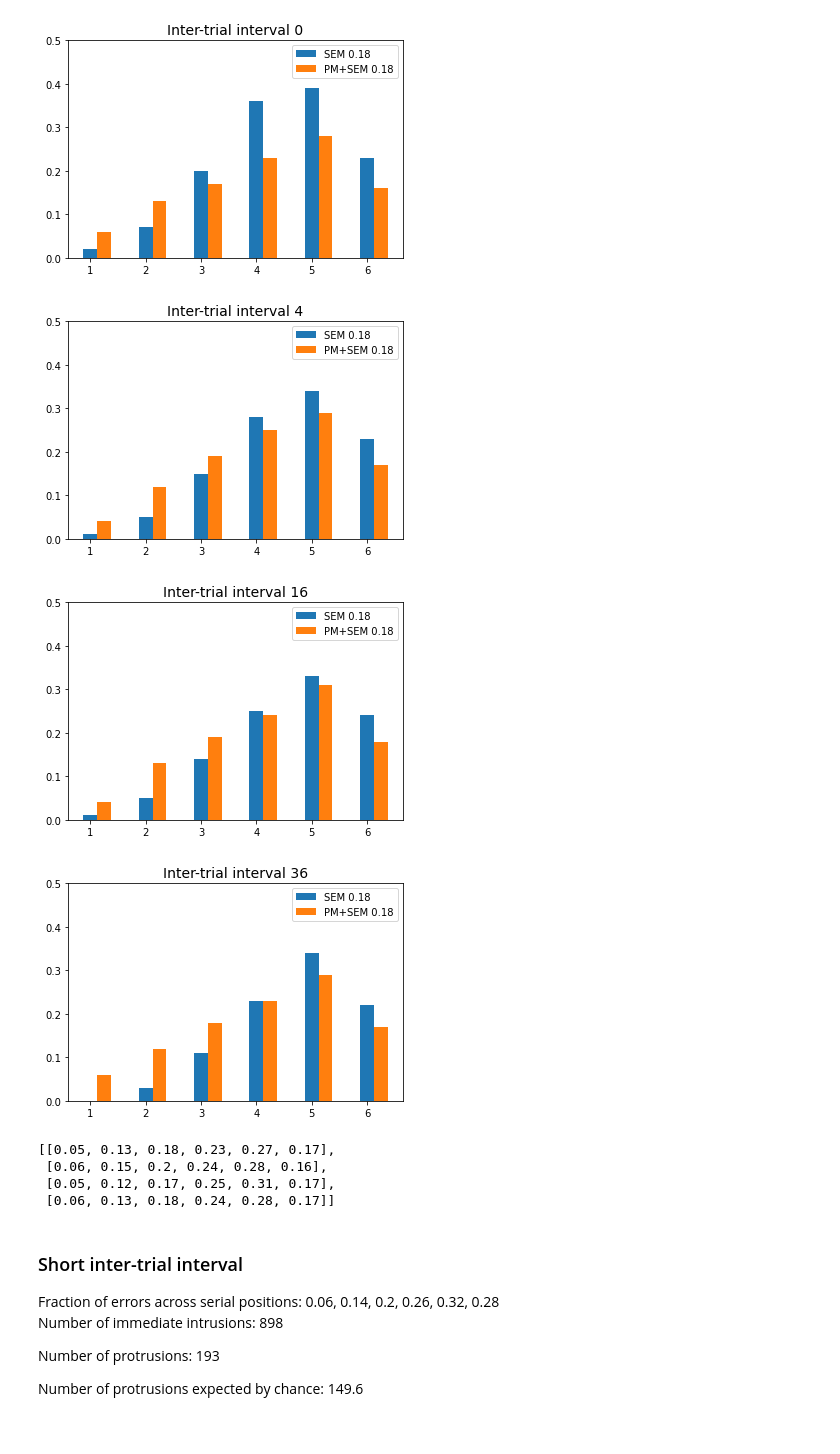
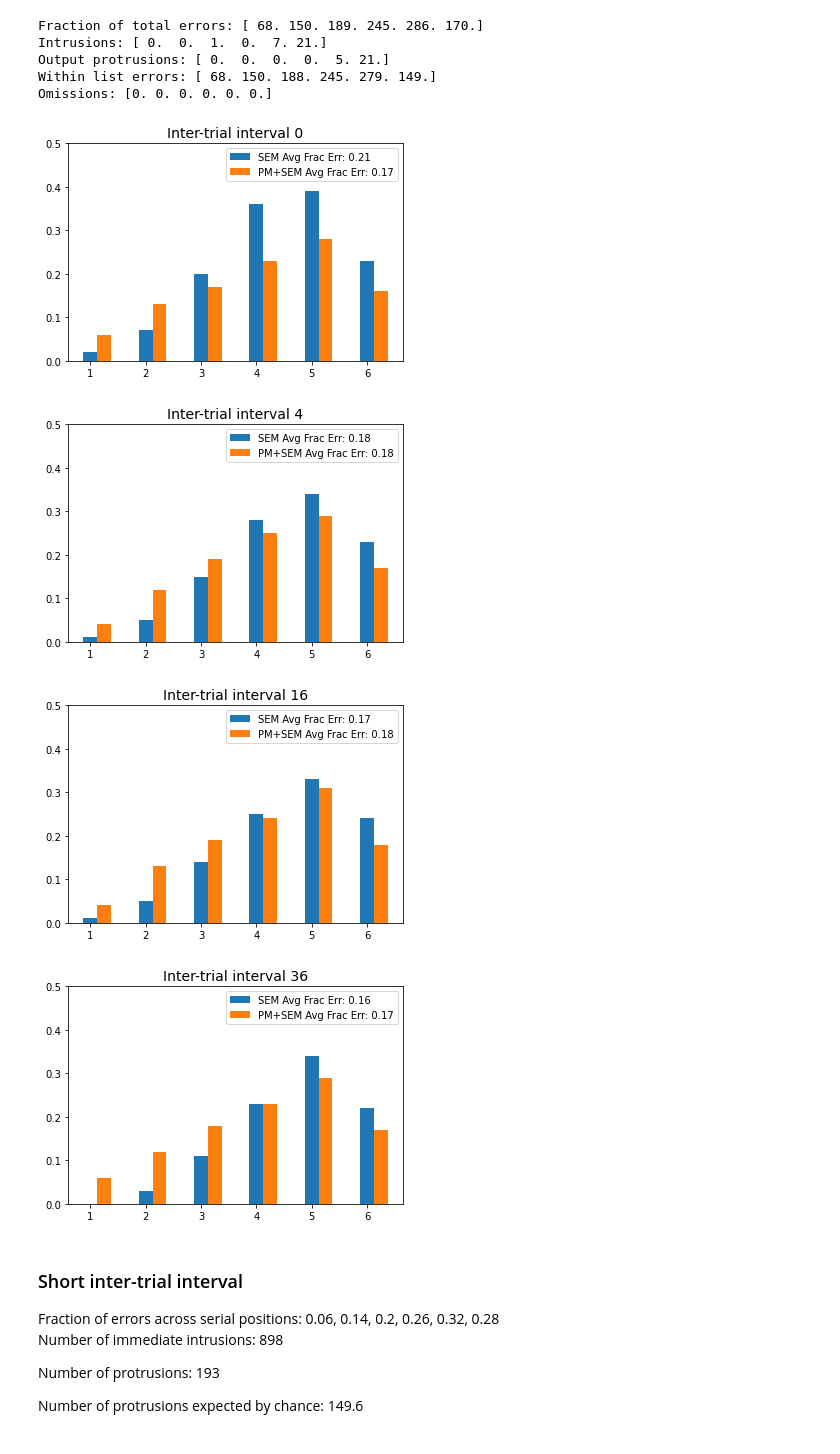
Before and after one commit to ebrahimfeghhi/isr_models, a Jupyter notebook: dual_model.ipynb, the cells around one changed output. Saved outputs shown, nothing was run; the diff lists cells and outputs as text; code cells hidden in the pictures.

```diff
--- a/dual_model.ipynb
+++ b/dual_model.ipynb
@@ -121,0 +121,15 @@ for c_i in C_i_arr:
+# %%
+# manipulate inter-trial interval lengths
+C_i_arr = [0]
+num_trials = 1000
+EM_threshold_SEM_only = 1e6
+EM_threshold_PM_SEM = 2.5
+for c_i in C_i_arr:
+    params_SEM['C_i'] = c_i
+    SEM_only = ordinal_positional_model(params_SEM, params_dict_PM, EM_threshold=EM_threshold_SEM_only)
+    #PM_SEM = ordinal_positional_model(params_SEM, params_dict_PM, EM_threshold=EM_threshold_PM_SEM)
+    SEM_only.simulate_lists_SEM_PM(num_trials)
+    #PM_SEM.simulate_lists_SEM_PM(num_trials)
+    #print(PM_SEM.output_protrusions)
+    plot_errors(SEM_only, f"Inter-trial interval {c_i} (SEM)")
+    #plot_errors(PM_SEM, f"Inter-trial interval {c_i} (PM+SEM)")
@@ -122,26 +154,31 @@ for c_i in C_i_arr:
+# %%
+print(f"Fraction of total errors: {PM_SEM.frac_errors}")
+print(f"Intrusions: {PM_SEM.immediate_intrusions}")
+print(f"Output protrusions: {PM_SEM.output_protrusions}")
+print(f"Within list errors: {PM_SEM.within_list_errors}")
+print(f"Omissions: {PM_SEM.omissions}")
+# %% [output]
+Fraction of total errors: [ 68. 150. 189. 245. 286. 170.]
+Intrusions: [ 0.  0.  1.  0.  7. 21.]
+Output protrusions: [ 0.  0.  0.  0.  5. 21.]
+Within list errors: [ 68. 150. 188. 245. 279. 149.]
+Omissions: [0. 0. 0. 0. 0. 0.]
 # %%
 for C_i, perf_odm, perf_sem in zip(C_i_arr, perf_c_i_odm, perf_c_i_SEM):
 
     mean_perf_sem = np.round(np.mean(perf_sem),2)
     mean_perf_odm = np.round(np.mean(perf_odm),2)
-    plt.bar(np.arange(1,7,1), perf_sem, width=0.25, label=f'SEM {mean_perf_sem}')
-    plt.bar(np.arange(1.25,7.25,1), perf_odm, width=0.25, label=f"PM+SEM {mean_perf_odm}")
+    plt.bar(np.arange(1,7,1), perf_sem, width=0.25, label=f'SEM Avg Frac Err: {mean_perf_sem}')
+    plt.bar(np.arange(1.25,7.25,1), perf_odm, width=0.25, label=f"PM+SEM Avg Frac Err: {mean_perf_odm}")
     plt.legend()
     plt.ylim(0,.5)
     plt.title(f'Inter-trial interval {C_i}', fontsize=14)
     plt.show()
 # %% [output]
-[figure, old version]
+[figure, new version]
-[figure, old version]
+[figure, new version]
-[figure, old version]
+[figure, new version]
-[figure, old version]
+[figure, new version]
-# %%
-perf_c_i_odm
-# %% [output]
-[[0.05, 0.13, 0.18, 0.23, 0.27, 0.17],
- [0.06, 0.15, 0.2, 0.24, 0.28, 0.16],
- [0.05, 0.12, 0.17, 0.25, 0.31, 0.17],
- [0.06, 0.13, 0.18, 0.24, 0.28, 0.17]]
 # %% [markdown]
 <h3> Short inter-trial interval </h3>
 Fraction of errors across serial positions: 0.06, 0.14, 0.2, 0.26, 0.32, 0.28
```
Also changed, not shown: parts of 10 cells of this notebook, 23 other files.
